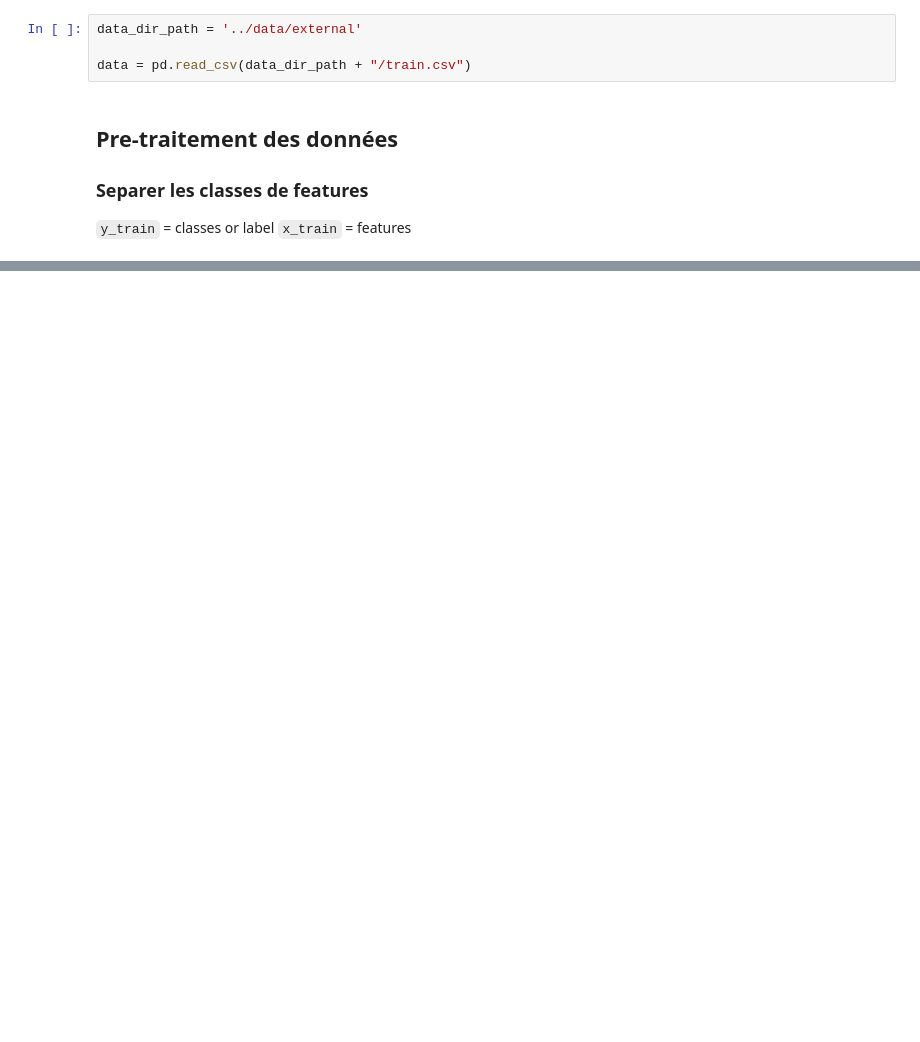
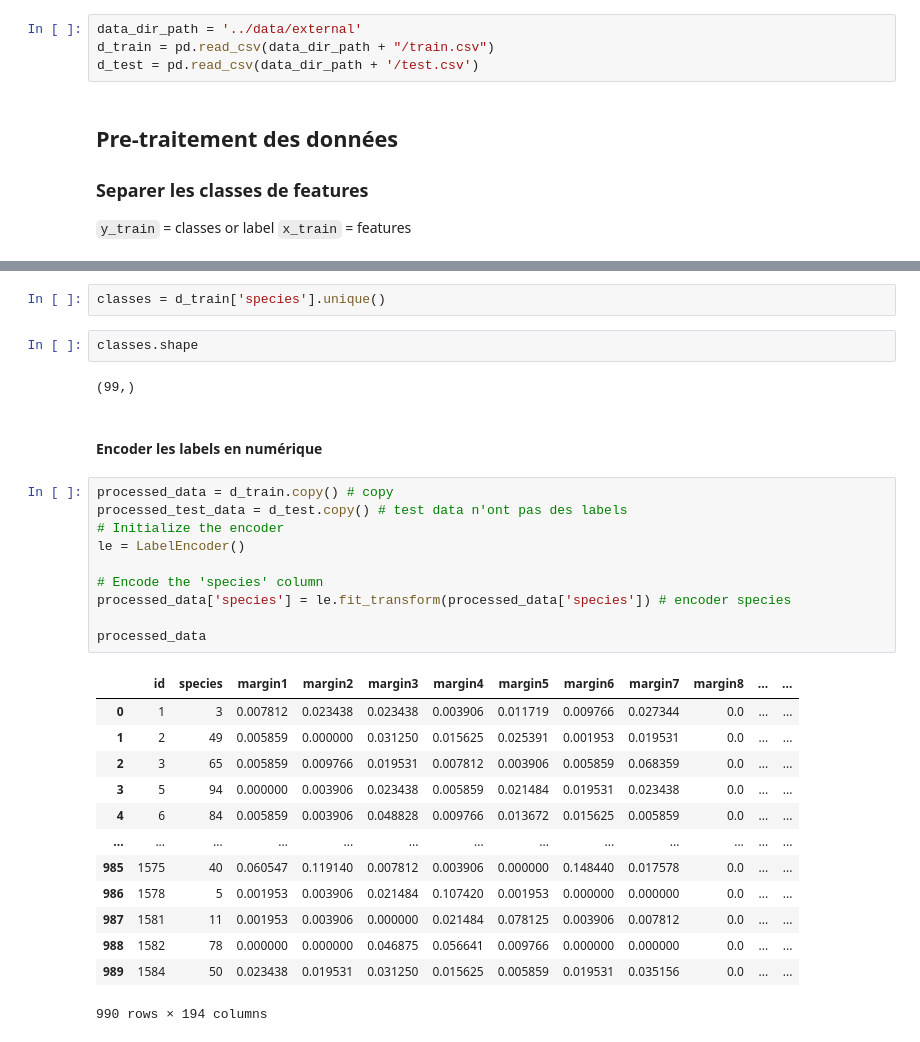
Before and after one commit to lordyhas/ml-classification-method-projet, a Jupyter notebook: notebooks/analyse_training.ipynb, the cells around one changed output, grey strips where cells are left out. Cells and saved outputs as stored; diff of their text form; blank space fills up the shorter version.

```diff
--- a/notebooks/analyse_training.ipynb
+++ b/notebooks/analyse_training.ipynb
@@ -10,7 +20,7 @@ Leaf Classification
 # %%
 data_dir_path = '../data/external'
-
-data = pd.read_csv(data_dir_path + "/train.csv")
+d_train = pd.read_csv(data_dir_path + "/train.csv")
+d_test = pd.read_csv(data_dir_path + '/test.csv')
 # %% [markdown]
 ## Pre-traitement des données
 ### Separer les classes de features
@@ -21,0 +47,32 @@ processed_data = LeafDataPreprocessing(data=data, normalized=True)
+# %%
+classes = d_train['species'].unique()
+# %%
+classes.shape
+# %% [output]
+(99,)
+# %% [markdown]
+#### Encoder les labels en numérique
+# %%
+processed_data = d_train.copy() # copy
+processed_test_data = d_test.copy() # test data n'ont pas des labels
+# Initialize the encoder
+le = LabelEncoder()
+
+# Encode the 'species' column
+processed_data['species'] = le.fit_transform(processed_data['species']) # encoder species
+
+processed_data
+# %% [output]
+|  | id | species | margin1 | margin2 | margin3 | margin4 | margin5 | margin6 | margin7 | margin8 | ... | ... |
+| 0 | 1 | 3 | 0.007812 | 0.023438 | 0.023438 | 0.003906 | 0.011719 | 0.009766 | 0.027344 | 0.0 | ... | ... |
+| 1 | 2 | 49 | 0.005859 | 0.000000 | 0.031250 | 0.015625 | 0.025391 | 0.001953 | 0.019531 | 0.0 | ... | ... |
+| 2 | 3 | 65 | 0.005859 | 0.009766 | 0.019531 | 0.007812 | 0.003906 | 0.005859 | 0.068359 | 0.0 | ... | ... |
+| 3 | 5 | 94 | 0.000000 | 0.003906 | 0.023438 | 0.005859 | 0.021484 | 0.019531 | 0.023438 | 0.0 | ... | ... |
+| 4 | 6 | 84 | 0.005859 | 0.003906 | 0.048828 | 0.009766 | 0.013672 | 0.015625 | 0.005859 | 0.0 | ... | ... |
+| ... | ... | ... | ... | ... | ... | ... | ... | ... | ... | ... | ... | ... |
+| 985 | 1575 | 40 | 0.060547 | 0.119140 | 0.007812 | 0.003906 | 0.000000 | 0.148440 | 0.017578 | 0.0 | ... | ... |
+| 986 | 1578 | 5 | 0.001953 | 0.003906 | 0.021484 | 0.107420 | 0.001953 | 0.000000 | 0.000000 | 0.0 | ... | ... |
+| 987 | 1581 | 11 | 0.001953 | 0.003906 | 0.000000 | 0.021484 | 0.078125 | 0.003906 | 0.007812 | 0.0 | ... | ... |
+| 988 | 1582 | 78 | 0.000000 | 0.000000 | 0.046875 | 0.056641 | 0.009766 | 0.000000 | 0.000000 | 0.0 | ... | ... |
+| 989 | 1584 | 50 | 0.023438 | 0.019531 | 0.031250 | 0.015625 | 0.005859 | 0.019531 | 0.035156 | 0.0 | ... | ... |
+990 rows × 194 columns
```
Also changed, not shown: parts of 23 cells of this notebook, 9 other files.
